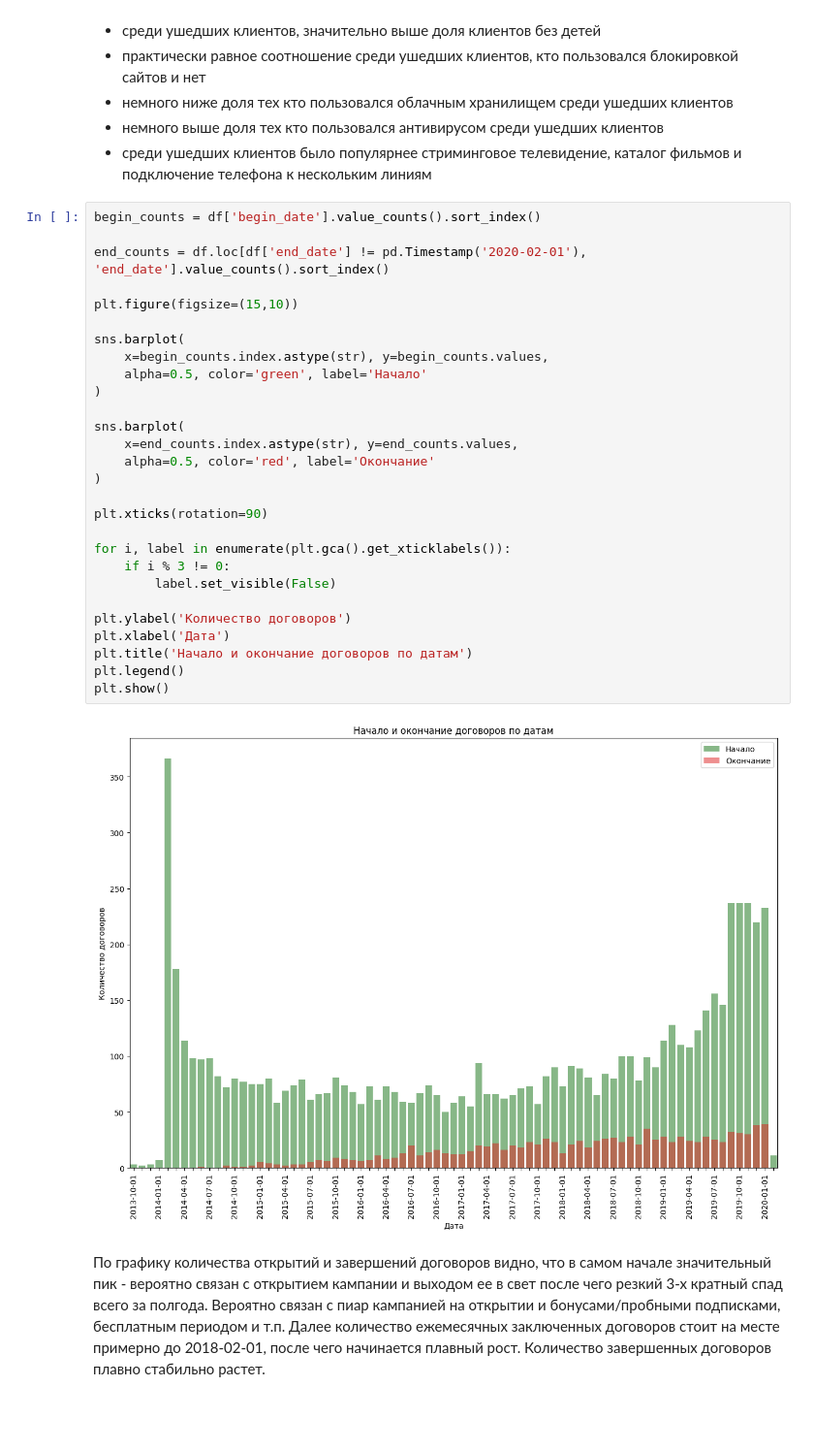
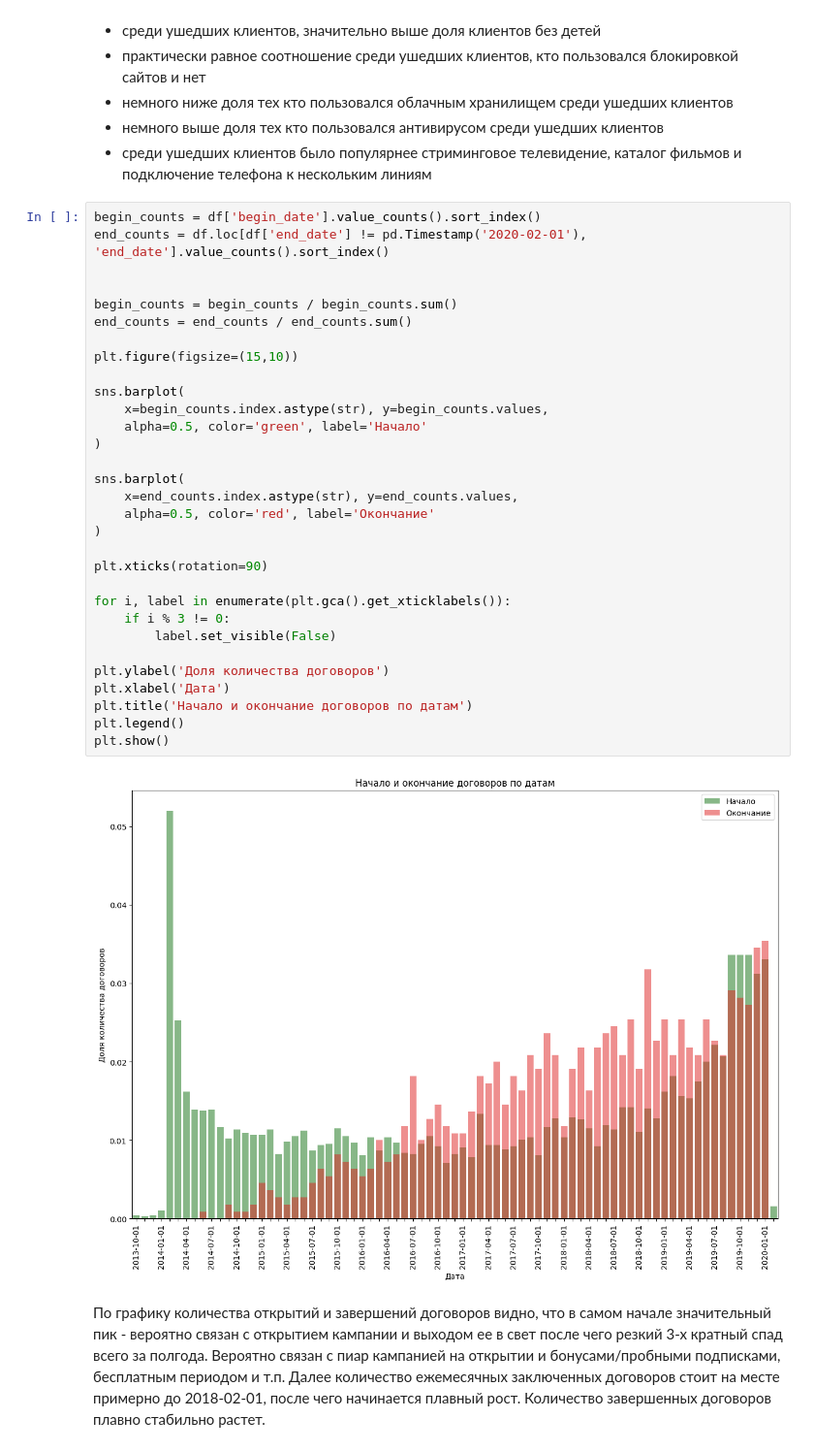
Before and after one commit to Labluda/Classification, a Jupyter notebook: notebooks/bin_class.ipynb, the cells around one changed output. Shown at 97% size. Saved outputs shown, nothing was run; the diff lists cells and outputs as text; blank space fills up the shorter version.

```diff
--- a/notebooks/ttteeesssttt.ipynb
+++ b/notebooks/bin_class.ipynb
@@ -778,34 +612,37 @@ for i in cat_col:
 - среди ушедших клиентов было популярнее стриминговое телевидение, каталог фильмов и подключение телефона к нескольким линиям
 # %%
 begin_counts = df['begin_date'].value_counts().sort_index()
+end_counts = df.loc[df['end_date'] != pd.Timestamp('2020-02-01'), 'end_date'].value_counts().sort_index()
 
-end_counts = df.loc[df['end_date'] != pd.Timestamp('2020-02-01'), 'end_date'].value_counts().sort_index()
+
+begin_counts = begin_counts / begin_counts.sum()
+end_counts = end_counts / end_counts.sum()
 
 plt.figure(figsize=(15,10))
 
 sns.barplot(
     x=begin_counts.index.astype(str), y=begin_counts.values,
     alpha=0.5, color='green', label='Начало'
 )
 
 sns.barplot(
     x=end_counts.index.astype(str), y=end_counts.values,
     alpha=0.5, color='red', label='Окончание'
 )
 
 plt.xticks(rotation=90)
 
 for i, label in enumerate(plt.gca().get_xticklabels()):
     if i % 3 != 0:
         label.set_visible(False)
 
-plt.ylabel('Количество договоров')
+plt.ylabel('Доля количества договоров')
 plt.xlabel('Дата')
 plt.title('Начало и окончание договоров по датам')
 plt.legend()
 plt.show()
 # %% [output]
-[figure, old version]
+[figure, new version]
 # %% [markdown]
 По графику количества открытий и завершений договоров видно, что в самом начале значительный пик - вероятно связан с открытием кампании и выходом ее в свет после чего резкий 3-х кратный спад всего за полгода. Вероятно связан с пиар кампанией на открытии и бонусами/пробными подписками, бесплатным периодом и т.п. Далее количество ежемесячных заключенных договоров стоит на месте примерно до 2018-02-01, после чего начинается плавный рост. Количество завершенных договоров плавно стабильно растет.
 # %% [markdown]
```
Also changed, not shown: parts of 89 cells of this notebook.
